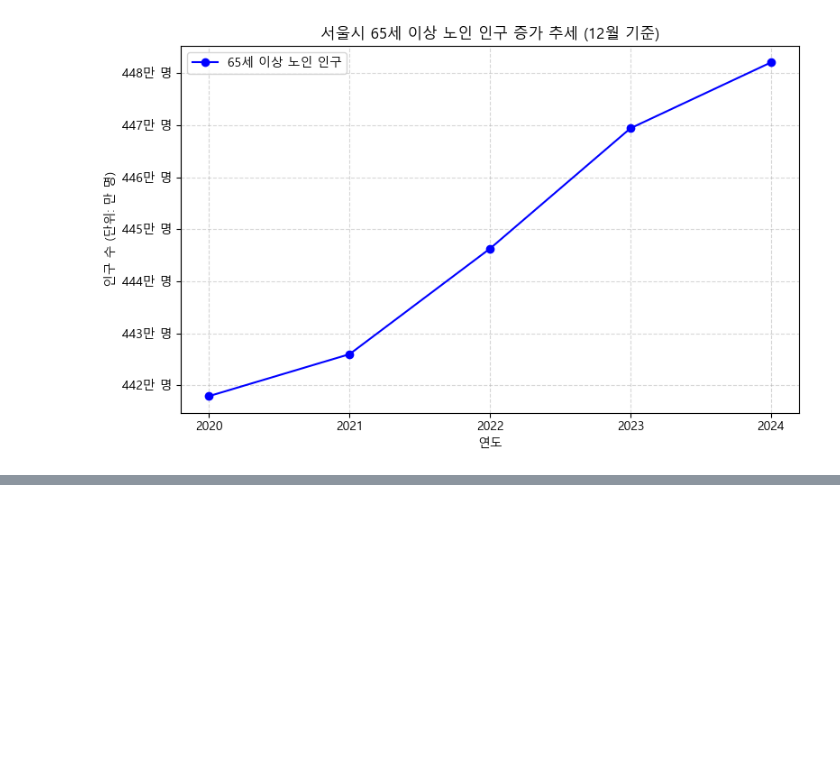
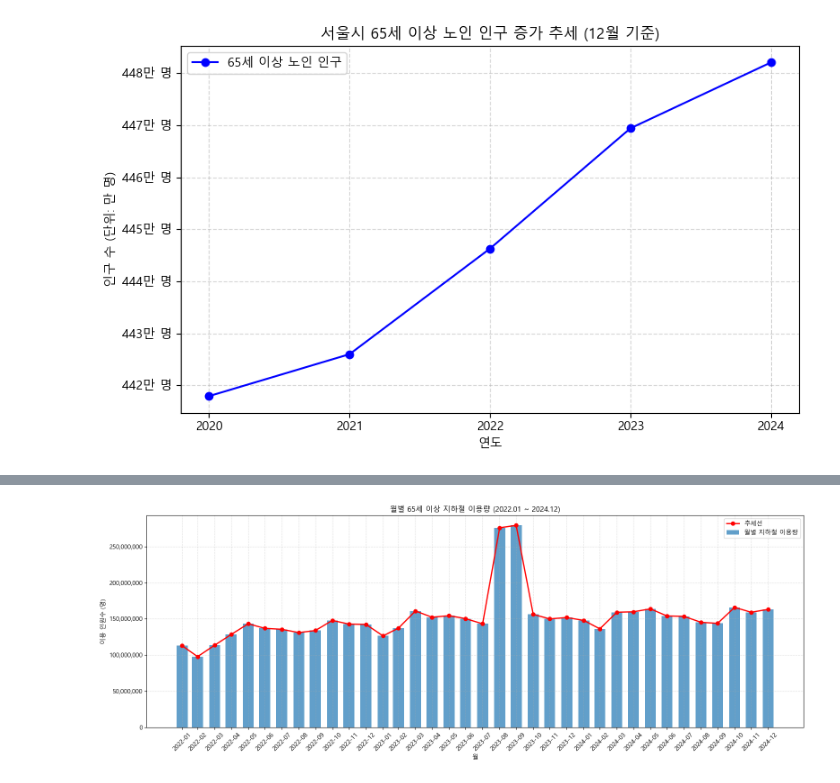
Before and after one commit to potoblue/Project01, a Jupyter notebook: main.ipynb, the cells around one changed output, grey strips where cells are left out. Saved outputs shown, nothing was run; the diff lists cells and outputs as text; code cells hidden in the pictures; blank space fills up the shorter version.

```diff
--- a/main.ipynb
+++ b/main.ipynb
@@ -318,0 +503,48 @@ plt.show()
+# %%
+
+# 1) 날짜 컬럼 datetime 변환
+senior22_df['수송일자'] = pd.to_datetime(senior22_df['수송일자'])
+senior23_df['수송일자'] = pd.to_datetime(senior23_df['수송일자'])
+senior24_df['수송일자'] = pd.to_datetime(senior24_df['수송일자'])
+
+# 2) 시간대 컬럼 선택 (5번째 이후 전부)
+hour_columns = senior22_df.columns[5:]
+
+# 3) 승하차 합계 생성
+senior22_df['total'] = senior22_df[hour_columns].sum(axis=1)
+senior23_df['total'] = senior23_df[hour_columns].sum(axis=1)
+senior24_df['total'] = senior24_df[hour_columns].sum(axis=1)
+
+# 4) 데이터 합치기
+all_df = pd.concat([senior22_df, senior23_df, senior24_df], ignore_index=True)
+
+# 5) 월별 합계 계산
+monthly_stats = all_df.resample('M', on='수송일자')['total'].sum()
+
+# 6) x축 라벨(YYYY-MM) 생성
+month_labels = monthly_stats.index.strftime("%Y-%m")
+
+# --- 그래프 그리기 ---
+plt.figure(figsize=(16, 6))
+
+# ▶ 막대그래프 (두꺼운 width)
+plt.bar(monthly_stats.index, monthly_stats.values, width=20, alpha=0.7, label="월별 지하철 이용량")
+
+# ▶ 막대 상단을 잇는 선 그래프
+plt.plot(monthly_stats.index, monthly_stats.values, marker='o', linewidth=2, color='red', label="추세선")
+
+# y축 천단위 콤마 적용
+plt.gca().yaxis.set_major_formatter(ticker.FuncFormatter(lambda x, pos: f"{int(x):,}"))
+
+# 모든 월 라벨 표시
+plt.xticks(monthly_stats.index, month_labels, rotation=45)
+
+plt.title("월별 65세 이상 지하철 이용량 (2022.01 ~ 2024.12)")
+plt.xlabel("월")
+plt.ylabel("이용 인원수 (명)")
+plt.grid(True, linestyle='--', alpha=0.4)
+plt.legend()
+plt.tight_layout()
+plt.show()
+# %% [output]
+[figure, added]
```
Also changed, not shown: parts of 6 cells of this notebook.
